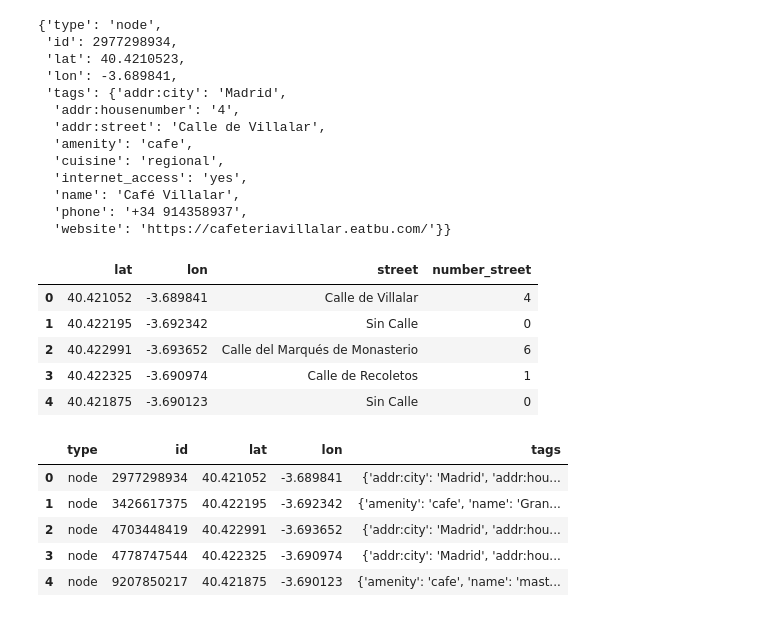
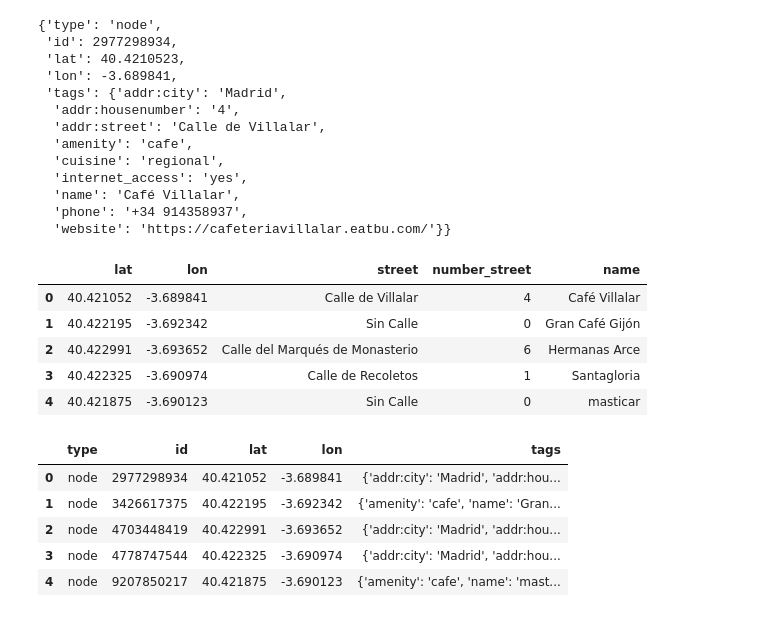
Before and after one commit to lhernandezc96/ds-nov23-thebridge, a Jupyter notebook: 2_Analytics/3-APIs/APIs/Teoría/Web data.ipynb, the cells around one changed output. Cells and saved outputs as stored; diff of their text form; code cells hidden in the pictures.

```diff
--- a/2_Analytics/3-APIs/APIs/Teoría/Web data.ipynb
+++ b/2_Analytics/3-APIs/APIs/Teoría/Web data.ipynb
@@ -180,0 +207,14 @@ dtype: object
+# %%
+# Amenities
+# https://wiki.openstreetmap.org/wiki/Key:amenity
+overpass_url = "http://overpass-api.de/api/interpreter"
+overpass_query = """
+[out:json];
+node["amenity"="cafe"]
+  (40.420801, -3.694702,40.423754, -3.688167);
+out;
+"""
+response = requests.get(overpass_url,
+                        params={'data': overpass_query})
+print(response)
+data = response.json()
@@ -234,27 +276,30 @@ data["elements"][0]
   'website': 'https://cafeteriavillalar.eatbu.com/'}}
 # %%
 # Acceder a los valores del diccionario para guardarlos en variables para luego crear un Dataframe
-dict_cafes = {"lat":[], "lon":[], "street":[], "number_street":[]}
+dict_cafes = {"lat":[], "lon":[], "street":[], "number_street":[],"name":[]}
 for i in data["elements"]:
+
     lat = i["lat"]
     lon = i["lon"]
     street = i["tags"].get("addr:street", "Sin Calle")
     number_street = i["tags"].get("addr:housenumber", 0)
+    name = i["tags"].get("name", "Sin nombre")
 
     dict_cafes["lat"].append(lat)
     dict_cafes["lon"].append(lon)
     dict_cafes["street"].append(street)
     dict_cafes["number_street"].append(number_street)
+    dict_cafes["name"].append(name)
 
 df_cafe = pd.DataFrame(dict_cafes)
 df_cafe
 # %% [output]
-|  | lat | lon | street | number_street |
-| 0 | 40.421052 | -3.689841 | Calle de Villalar | 4 |
-| 1 | 40.422195 | -3.692342 | Sin Calle | 0 |
-| 2 | 40.422991 | -3.693652 | Calle del Marqués de Monasterio | 6 |
-| 3 | 40.422325 | -3.690974 | Calle de Recoletos | 1 |
-| 4 | 40.421875 | -3.690123 | Sin Calle | 0 |
+|  | lat | lon | street | number_street | name |
+| 0 | 40.421052 | -3.689841 | Calle de Villalar | 4 | Café Villalar |
+| 1 | 40.422195 | -3.692342 | Sin Calle | 0 | Gran Café Gijón |
+| 2 | 40.422991 | -3.693652 | Calle del Marqués de Monasterio | 6 | Hermanas Arce |
+| 3 | 40.422325 | -3.690974 | Calle de Recoletos | 1 | Santagloria |
+| 4 | 40.421875 | -3.690123 | Sin Calle | 0 | masticar |
 # %%
 pd.DataFrame(data["elements"])
 # %% [output]
```
Also changed, not shown: parts of 33 cells of this notebook, 5 other files.
